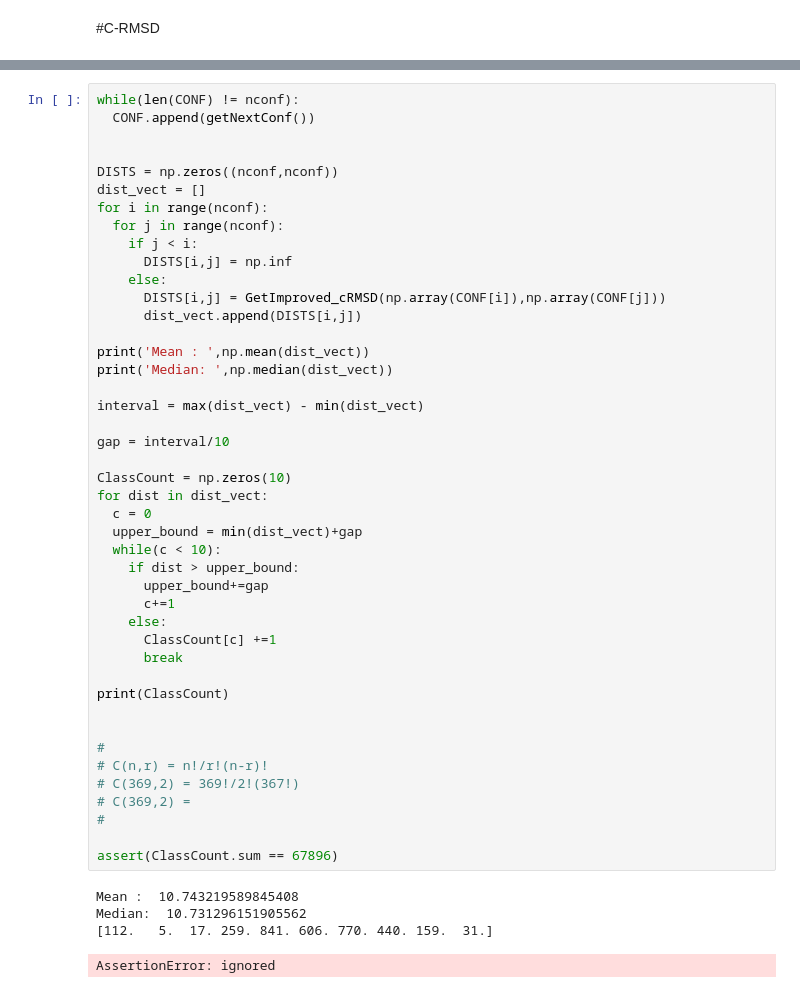
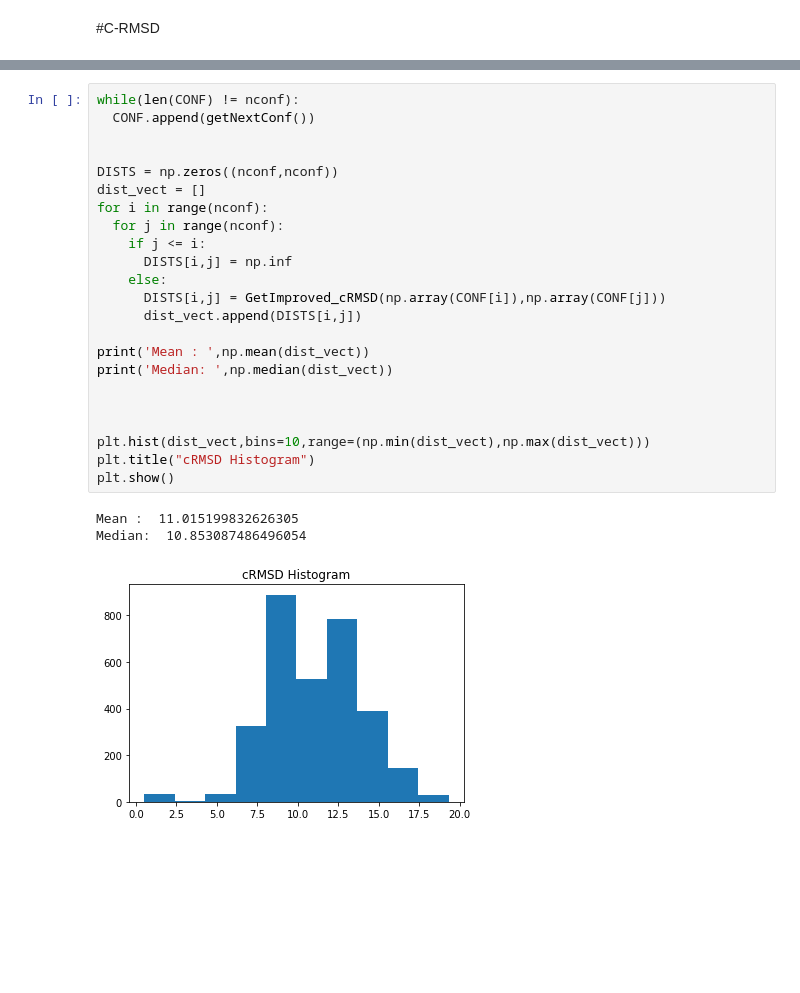
Before and after one commit to NikolasGialitsis/RNA_2D_struct, a Jupyter notebook: RNA_fold.ipynb, the cells around one changed output, grey strips where cells are left out. Cells and saved outputs as stored; diff of their text form; blank space fills up the shorter version.

```diff
--- a/RNA_fold.ipynb
+++ b/RNA_fold.ipynb
@@ -282,49 +281,27 @@ CONF.append(confB)
 # %%
 while(len(CONF) != nconf):
   CONF.append(getNextConf())
 
 
 DISTS = np.zeros((nconf,nconf))
 dist_vect = []
 for i in range(nconf):
   for j in range(nconf):
-    if j < i:
+    if j <= i:
       DISTS[i,j] = np.inf
     else:
       DISTS[i,j] = GetImproved_cRMSD(np.array(CONF[i]),np.array(CONF[j]))
       dist_vect.append(DISTS[i,j])
 
 print('Mean : ',np.mean(dist_vect))
 print('Median: ',np.median(dist_vect))
 
-interval = max(dist_vect) - min(dist_vect)
-
-gap = interval/10
-
-ClassCount = np.zeros(10)
-for dist in dist_vect:
-  c = 0
-  upper_bound = min(dist_vect)+gap
-  while(c < 10):
-    if dist > upper_bound:
-      upper_bound+=gap
-      c+=1
-    else:
-      ClassCount[c] +=1
-      break
-
-print(ClassCount)
 
 
-#
-# C(n,r) = n!/r!(n-r)!
-# C(369,2) = 369!/2!(367!)
-# C(369,2) =
-#
-
-assert(ClassCount.sum == 67896)
+plt.hist(dist_vect,bins=10,range=(np.min(dist_vect),np.max(dist_vect)))
+plt.title("cRMSD Histogram")
+plt.show()
 # %% [output]
-Mean :  10.743219589845408
-Median:  10.731296151905562
-[112.   5.  17. 259. 841. 606. 770. 440. 159.  31.]
+Mean :  11.015199832626305
+Median:  10.853087486496054
-AssertionError: ignored
+[figure, added]
```
Also changed, not shown: parts of 4 cells of this notebook.
